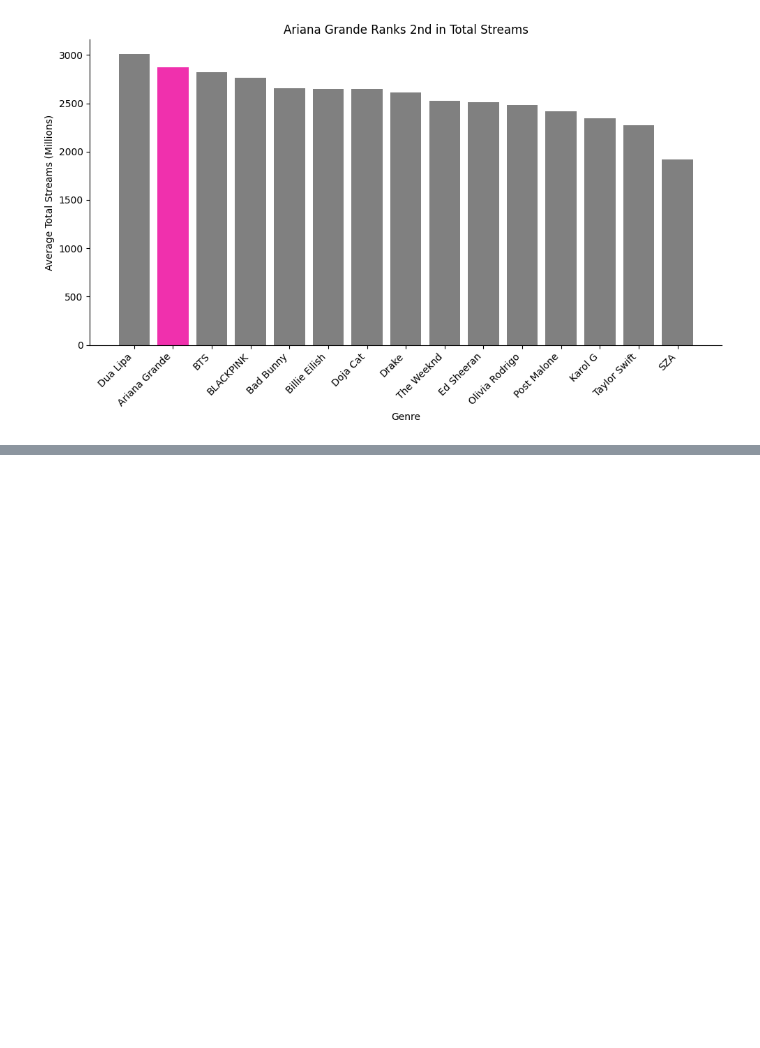
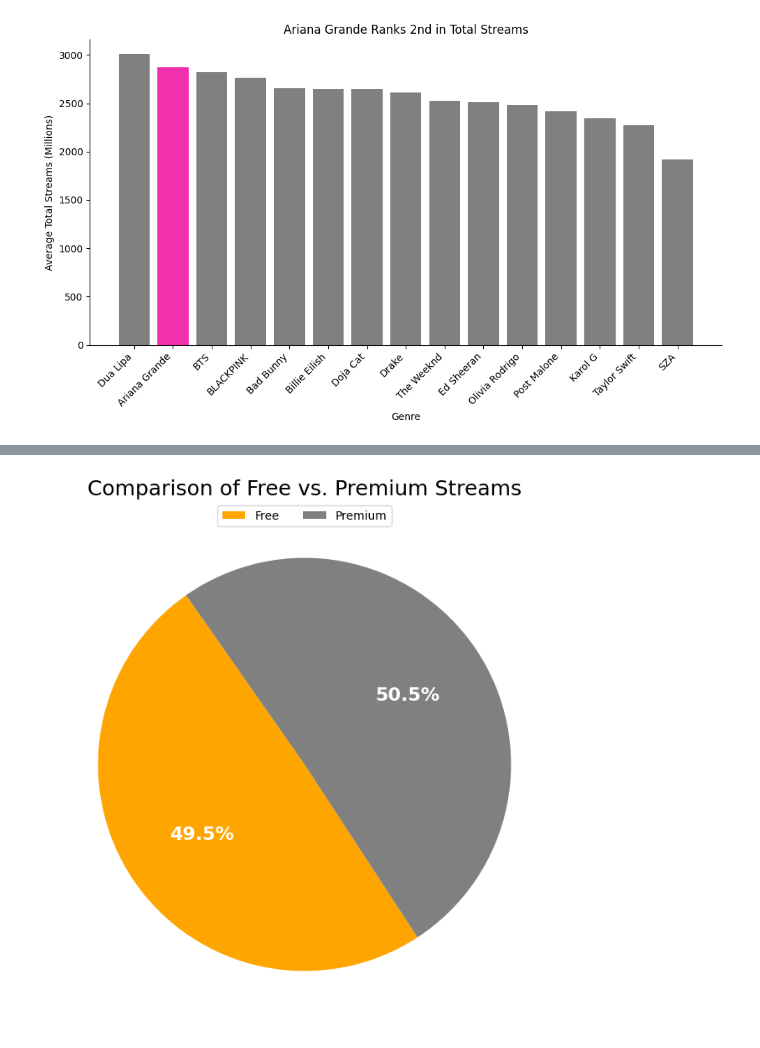
Before and after one commit to laurenmsapp1/learning_plots_laurensapp, a Jupyter notebook: notebooks/visualization.ipynb, the cells around one changed output, grey strips where cells are left out. Saved outputs shown, nothing was run; the diff lists cells and outputs as text; code cells hidden in the pictures; blank space fills up the shorter version.

```diff
--- a/notebooks/visualization.ipynb
+++ b/notebooks/visualization.ipynb
@@ -165,0 +242,29 @@ Name: Total Streams (Millions), dtype: float64
+# %%
+fig, ax = plt.subplots(figsize=(8,8))
+
+
+
+wedges, text, autotexts =ax.pie(
+    platform_totals,
+    autopct="%1.1f%%",
+    startangle=125,
+    colors=["orange", "grey"])
+
+ax.set_title("Comparison of Free vs. Premium Streams", fontsize=18, pad=10, loc="center")
+
+for autotext in autotexts:
+    autotext.set_fontsize(16)
+    autotext.set_color("white")
+    autotext.set_weight("bold")
+
+ax.legend(wedges,
+    platform_totals.index,
+    loc = "lower center",
+    bbox_to_anchor = (0.5, 0.95),
+    ncol= 2,
+    )
+
+
+plt.show()
+# %% [output]
+[figure, added]
```
Also changed, not shown: parts of 11 cells of this notebook, 2 other files.
